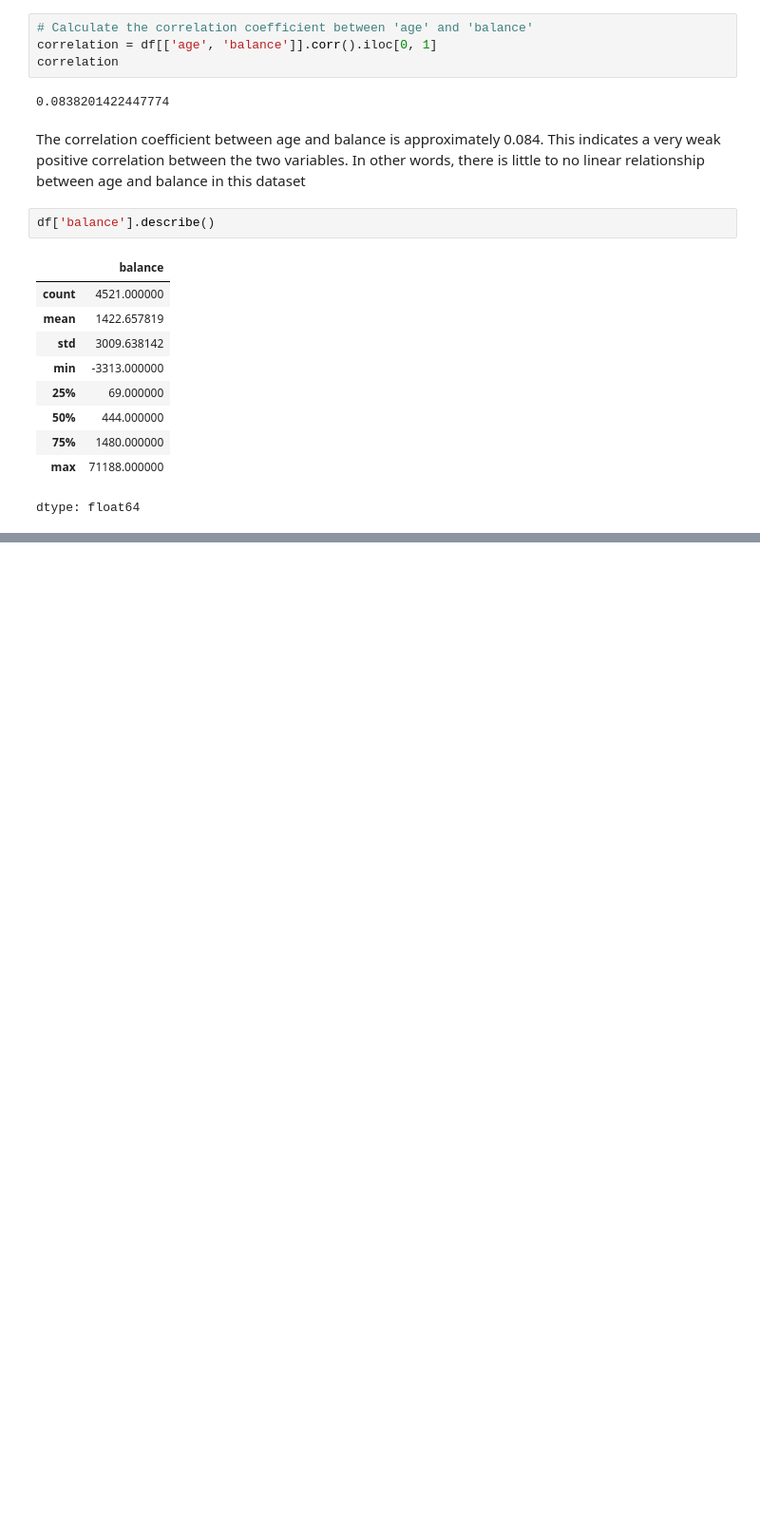
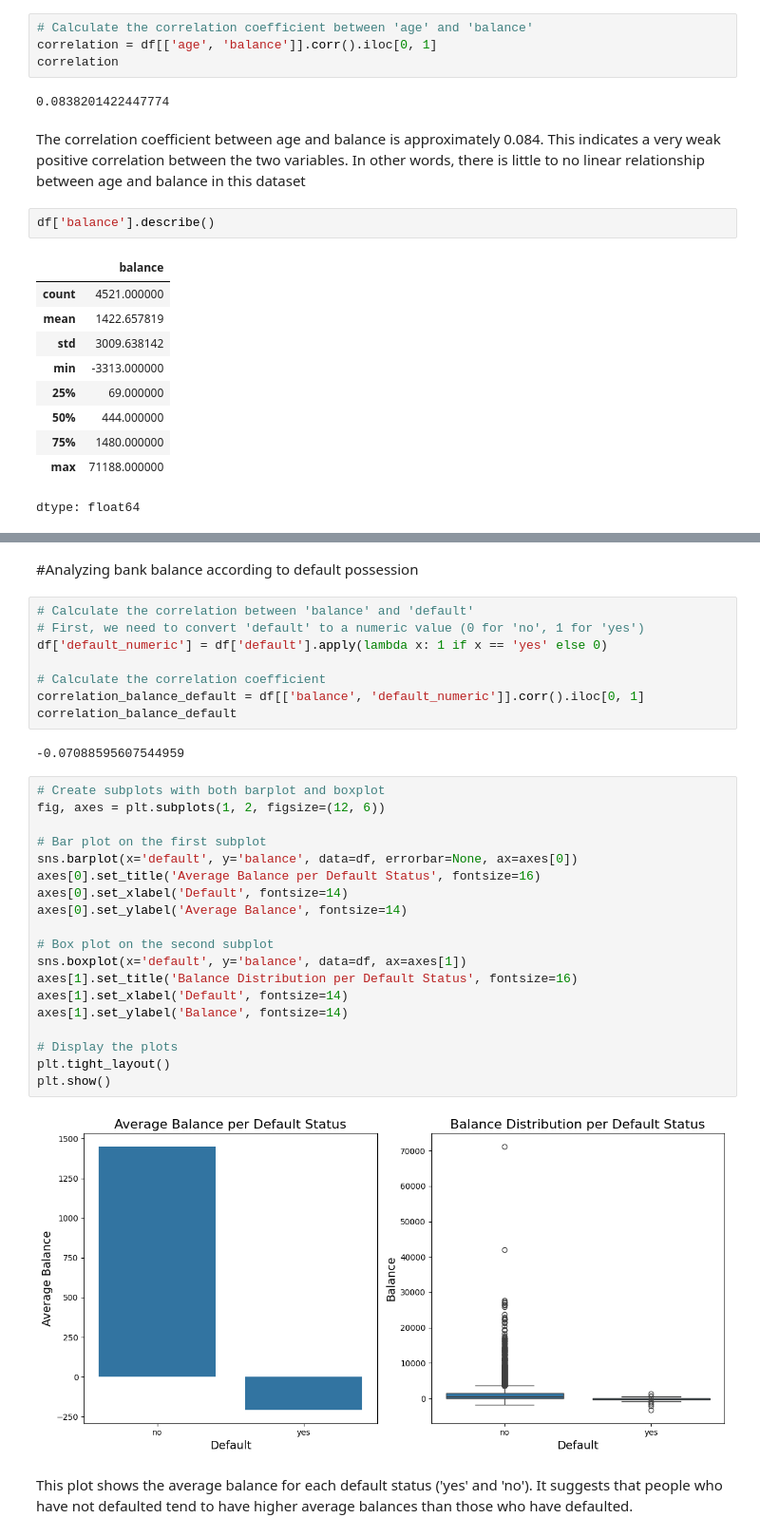
Before and after one commit to viktoruebelhart/uci_bank, a Jupyter notebook: UCI_BANK.ipynb, the cells around one changed output, grey strips where cells are left out. Shown at 95% size. Drawn from its saved outputs; the diff is of its cells as text; blank space fills up the shorter version.

```diff
--- a/UCI_BANK.ipynb
+++ b/UCI_BANK.ipynb
@@ -271,3 +271,38 @@ axes[1].set_xlabel('Balance')
 # %% [output]
 Text(0.5, 24.0, 'Balance')
 [figure]
+# %% [markdown]
+#Analyzing bank balance according to default possession
+# %%
+# Calculate the correlation between 'balance' and 'default'
+# First, we need to convert 'default' to a numeric value (0 for 'no', 1 for 'yes')
+df['default_numeric'] = df['default'].apply(lambda x: 1 if x == 'yes' else 0)
+
+# Calculate the correlation coefficient
+correlation_balance_default = df[['balance', 'default_numeric']].corr().iloc[0, 1]
+correlation_balance_default
+# %% [output]
+-0.07088595607544959
+# %%
+# Create subplots with both barplot and boxplot
+fig, axes = plt.subplots(1, 2, figsize=(12, 6))
+
+# Bar plot on the first subplot
+sns.barplot(x='default', y='balance', data=df, errorbar=None, ax=axes[0])
+axes[0].set_title('Average Balance per Default Status', fontsize=16)
+axes[0].set_xlabel('Default', fontsize=14)
+axes[0].set_ylabel('Average Balance', fontsize=14)
+
+# Box plot on the second subplot
+sns.boxplot(x='default', y='balance', data=df, ax=axes[1])
+axes[1].set_title('Balance Distribution per Default Status', fontsize=16)
+axes[1].set_xlabel('Default', fontsize=14)
+axes[1].set_ylabel('Balance', fontsize=14)
+
+# Display the plots
+plt.tight_layout()
+plt.show()
+# %% [output]
+[figure, added]
+# %% [markdown]
+This plot shows the average balance for each default status ('yes' and 'no'). It suggests that people who have not defaulted tend to have higher average balances than those who have defaulted.
```
Also changed, not shown: parts of 2 cells of this notebook.
